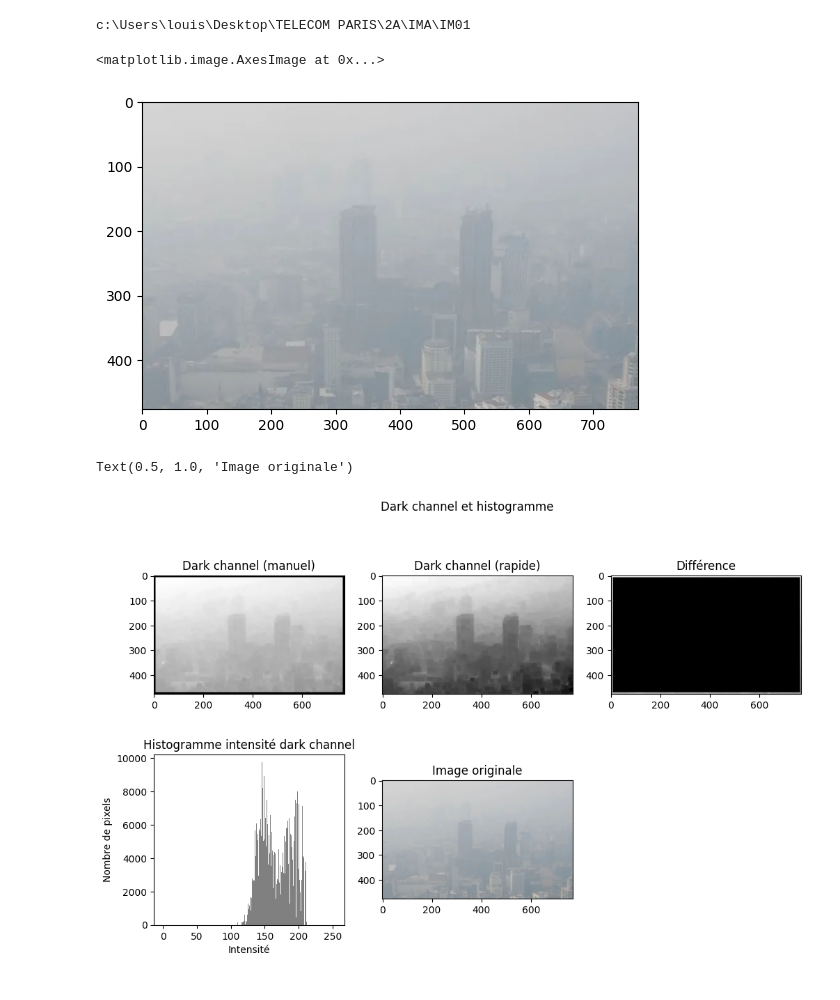
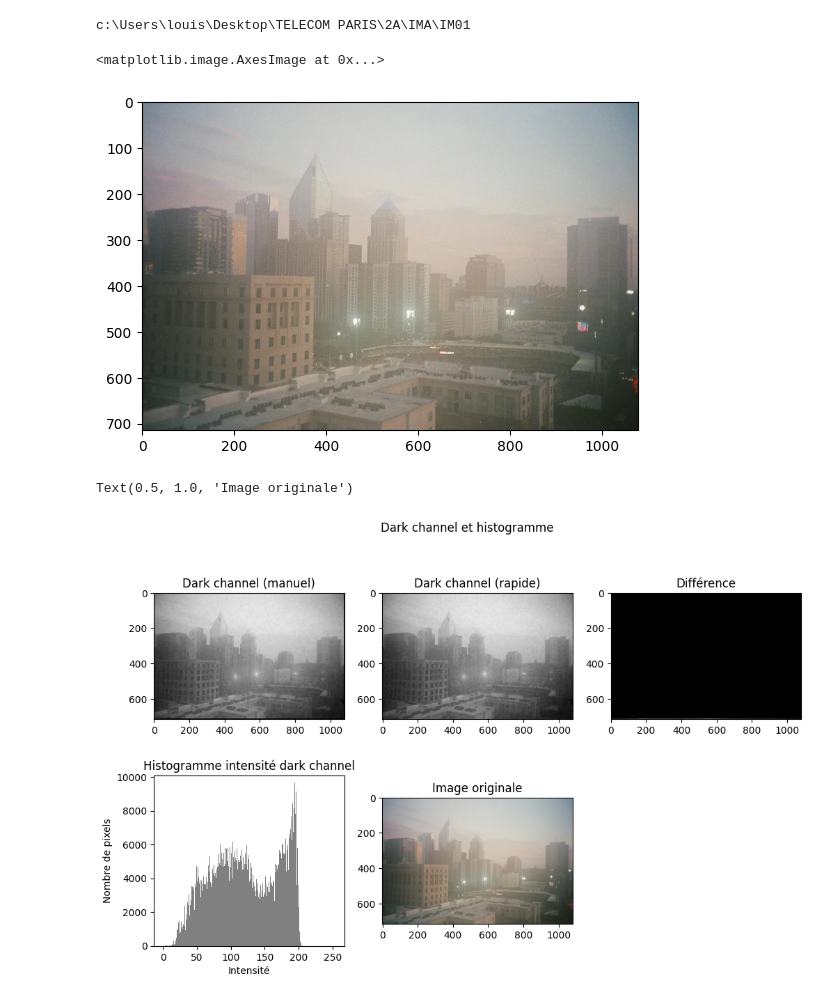
Before and after one commit to Jubyx/Dehazing-IM01, a Jupyter notebook: dehazing.ipynb, the cells around one changed output. Saved outputs shown, nothing was run; the diff lists cells and outputs as text; code cells hidden in the pictures.

```diff
--- a/dehazing.ipynb
+++ b/dehazing.ipynb
@@ -5,20 +5,21 @@ import matplotlib.pyplot as plt
 import skimage as ski
 import os
 # %%
+# os.chdir('2A/IMA/IM01')
 print(os.getcwd())
-# os.chdir('Distributed_haze1k/test_thin/input')
+
 # list_img = [ski.io.imread(file) for file in os.listdir()]
-list_img = [ski.io.imread('db8baeb6bf2c4128893311f1b0c7bcbb_9.png')]
+list_img = [ski.io.imread('picture-came-out-too-hazed-v0-etxk3asl2kbd1.png')]
 image = list_img[0]
 plt.imshow(image)
 # %% [output]
 c:\Users\louis\Desktop\TELECOM PARIS\2A\IMA\IM01
 <matplotlib.image.AxesImage at 0x...>
-[figure, old version]
+[figure, new version]
 # %%
 # DARK CHANNEL
 
-size = 15 # taille de la fenêtre
+size = int(image.shape[0]/100) # taille de la fenêtre
 
 def dark_channel(I, size):
     '''
@@ -71,7 +72,7 @@ plt.imshow(image)
 plt.title('Image originale')
 # %% [output]
 Text(0.5, 1.0, 'Image originale')
-[figure, old version]
+[figure, new version]
 # %%
 # ESTIMATION DE TRANSMISSION (MAXIMUM DU DARK CHANNEL)
 w = 0.95
```
Also changed, not shown: parts of 6 cells of this notebook.
